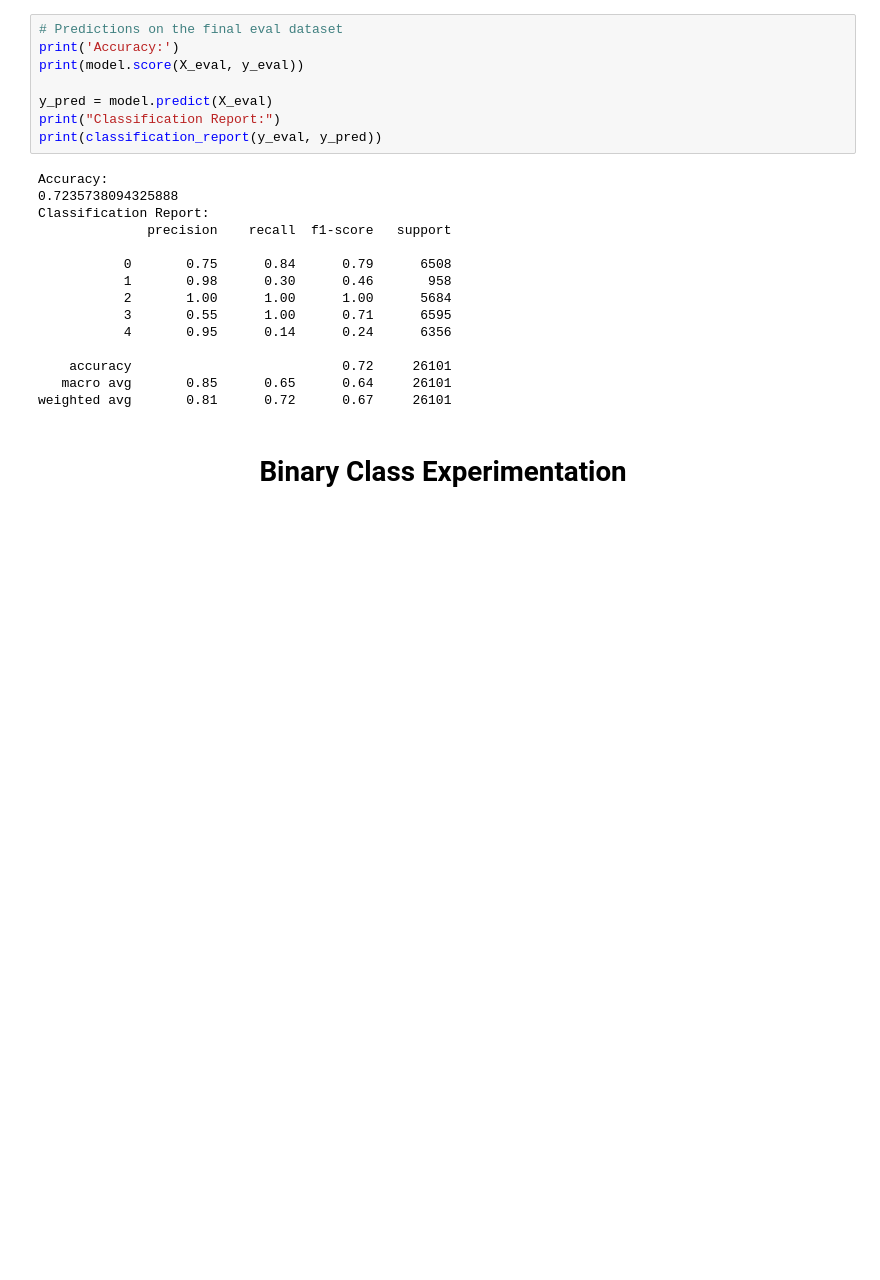
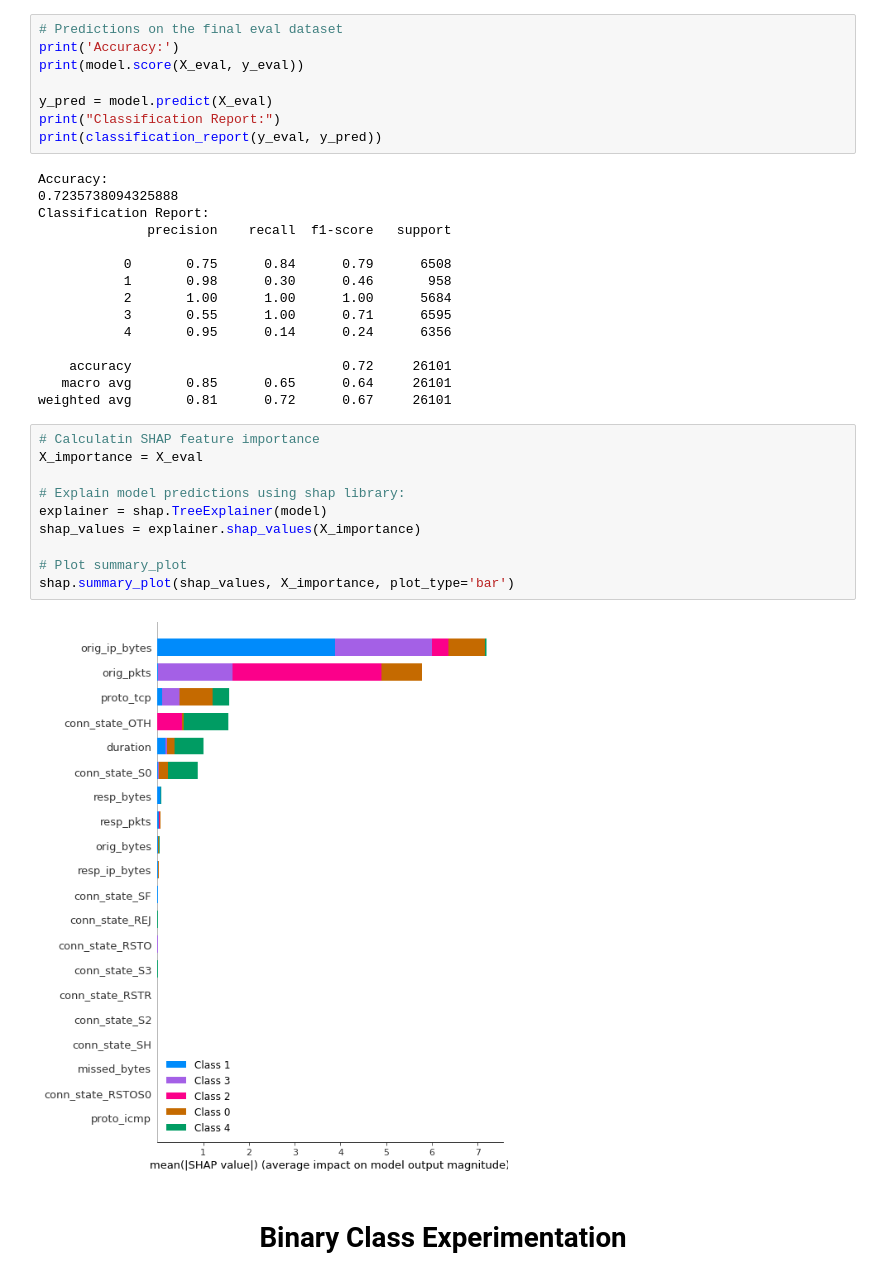
Before and after one commit to Chane2023/Malicious-Software-Prediction, a Jupyter notebook: notebooks/Malicious Software Prediction.ipynb, the cells around one changed output. Cells and saved outputs as stored; diff of their text form; blank space fills up the shorter version.

```diff
--- a/notebooks/Malicious Software Prediction.ipynb
+++ b/notebooks/Malicious Software Prediction.ipynb
@@ -796,6 +798,18 @@ Classification Report:
     accuracy                           0.72     26101
    macro avg       0.85      0.65      0.64     26101
 weighted avg       0.81      0.72      0.67     26101
+# %%
+# Calculatin SHAP feature importance
+X_importance = X_eval
+
+# Explain model predictions using shap library:
+explainer = shap.TreeExplainer(model)
+shap_values = explainer.shap_values(X_importance)
+
+# Plot summary_plot
+shap.summary_plot(shap_values, X_importance, plot_type='bar')
+# %% [output]
+[figure, added]
 # %% [markdown]
 # <center> Binary Class Experimentation </center>
 # %%
```
Also changed, not shown: parts of 12 cells of this notebook.
